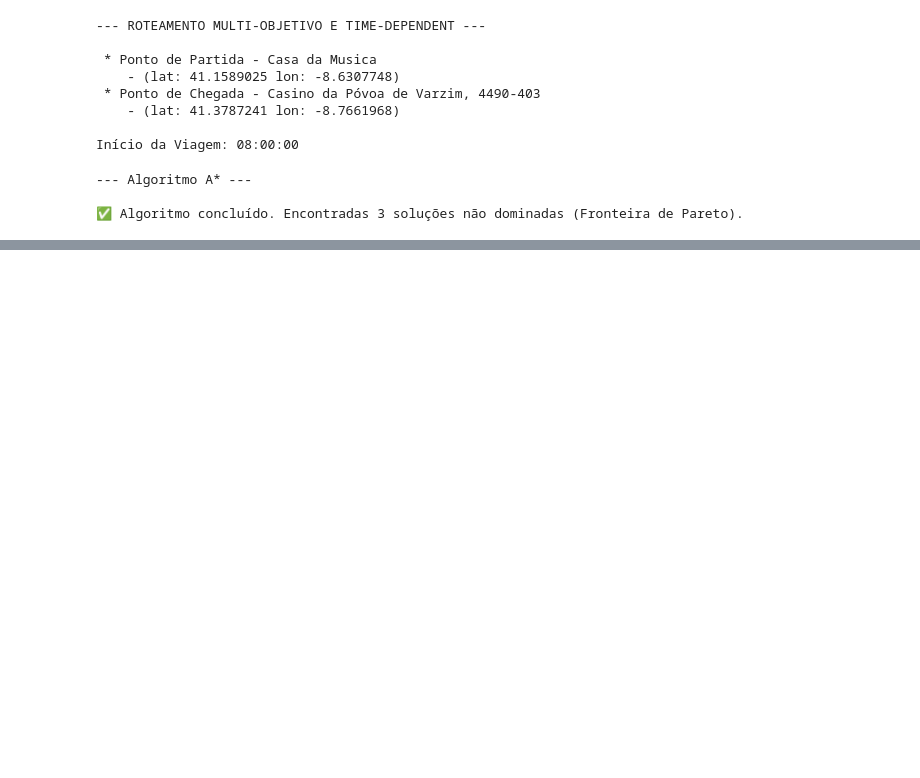
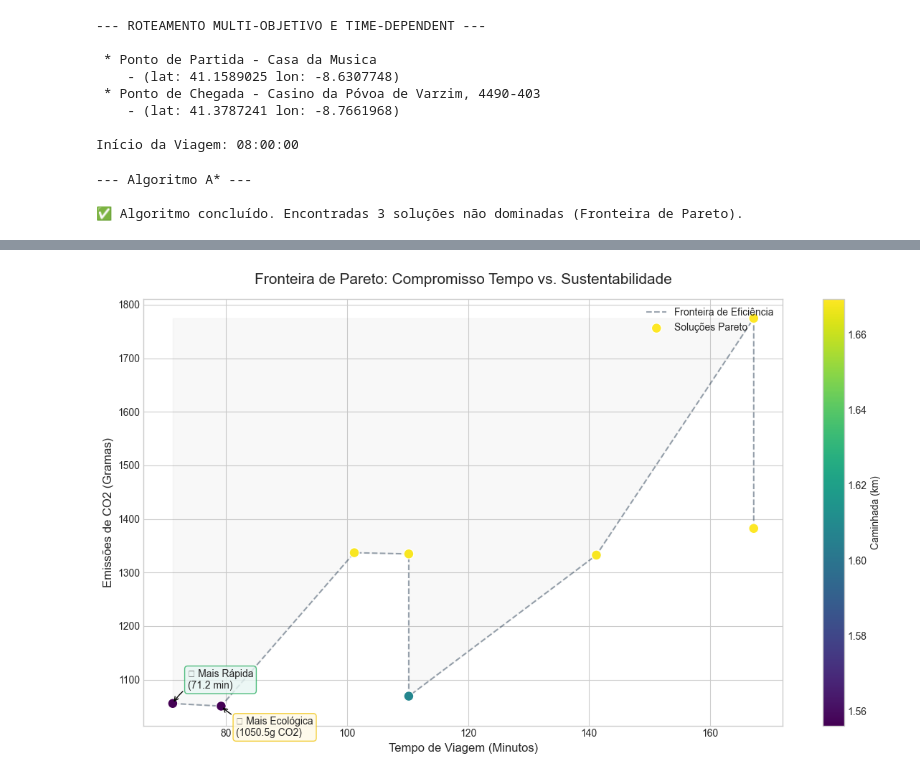
Before and after one commit to MIA-CDFR/CIN_GRUPO6, a Jupyter notebook: code/notebook/route-optimization-optimized.ipynb, the cells around one changed output, grey strips where cells are left out. Drawn from its saved outputs; the diff is of its cells as text; code cells hidden in the pictures; blank space fills up the shorter version.

```diff
--- a/code/notebook/route-optimization-optimized.ipynb
+++ b/code/notebook/route-optimization-optimized.ipynb
@@ -102,0 +237,4 @@ print(f"\n✅ Algoritmo concluído. Encontradas {len(dijkstra_pareto_solutions)}
+# %%
+plot_pareto(dijkstra_pareto_solutions)
+# %% [output]
+[figure, added]
```
Also changed, not shown: parts of 24 cells of this notebook, 2 other files.
